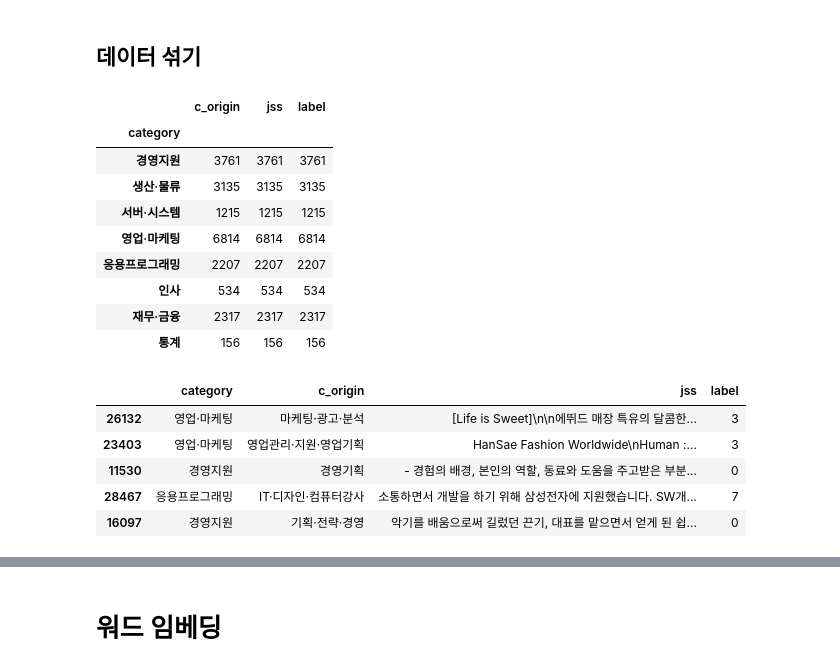
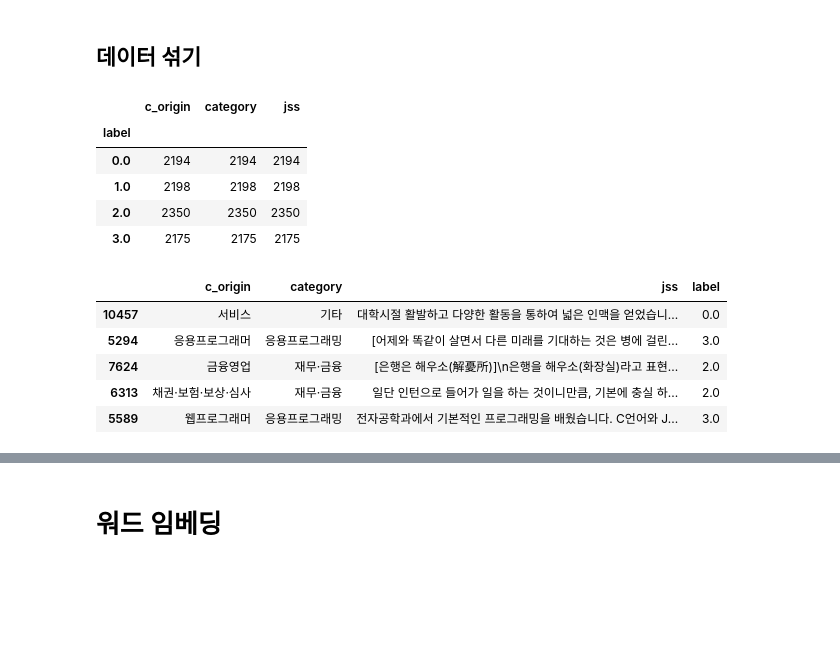
Before and after one commit to park-do/LSTM-RAS, a Jupyter notebook: Jupyter/Bi_LSTM_train.ipynb, the cells around one changed output, grey strips where cells are left out. Saved outputs shown, nothing was run; the diff lists cells and outputs as text; code cells hidden in the pictures; blank space fills up the shorter version.

```diff
--- a/Jupyter/Bi_LSTM_train.ipynb
+++ b/Jupyter/Bi_LSTM_train.ipynb
@@ -18,7 +18,7 @@ mecab = Mecab()
 okt = Okt()
 W2V = Word2Vec()
 # %%
-df = pd.read_csv('../data/자소서_잡코추가2.csv',index_col=0, engine='python', encoding='utf8')
+df = pd.read_csv('../data/자소서_균등.csv',index_col=0, engine='python', encoding='utf8')
 # %% [markdown]
 ## 데이터 섞기
 # %%
@@ -31,27 +31,23 @@ df = sampled_df
 # %%
 dataset = int(len(df) * 0.7)
 # %%
-df.iloc[:dataset].groupby('category').agg('count')
+df.iloc[:dataset].groupby('label').agg('count')
 # %% [output]
-|  | c_origin | jss | label |
-| category |  |  |  |
-| 경영지원 | 3761 | 3761 | 3761 |
-| 생산·물류 | 3135 | 3135 | 3135 |
-| 서버·시스템 | 1215 | 1215 | 1215 |
-| 영업·마케팅 | 6814 | 6814 | 6814 |
-| 응용프로그래밍 | 2207 | 2207 | 2207 |
-| 인사 | 534 | 534 | 534 |
-| 재무·금융 | 2317 | 2317 | 2317 |
-| 통계 | 156 | 156 | 156 |
+|  | c_origin | category | jss |
+| label |  |  |  |
+| 0.0 | 2194 | 2194 | 2194 |
+| 1.0 | 2198 | 2198 | 2198 |
+| 2.0 | 2350 | 2350 | 2350 |
+| 3.0 | 2175 | 2175 | 2175 |
 # %%
 df.head()
 # %% [output]
-|  | category | c_origin | jss | label |
-| 26132 | 영업·마케팅 | 마케팅·광고·분석 | [Life is Sweet]\n\n에뛰드 매장 특유의 달콤한... | 3 |
-| 23403 | 영업·마케팅 | 영업관리·지원·영업기획 | HanSae Fashion Worldwide\nHuman :... | 3 |
-| 11530 | 경영지원 | 경영기획 | - 경험의 배경, 본인의 역할, 동료와 도움을 주고받은 부분... | 0 |
-| 28467 | 응용프로그래밍 | IT·디자인·컴퓨터강사 | 소통하면서 개발을 하기 위해 삼성전자에 지원했습니다. SW개... | 7 |
-| 16097 | 경영지원 | 기획·전략·경영 | 악기를 배움으로써 길렀던 끈기, 대표를 맡으면서 얻게 된 쉽... | 0 |
+|  | c_origin | category | jss | label |
+| 10457 | 서비스 | 기타 | 대학시절 활발하고 다양한 활동을 통하여 넓은 인맥을 얻었습니... | 0.0 |
+| 5294 | 응용프로그래머 | 응용프로그래밍 | [어제와 똑같이 살면서 다른 미래를 기대하는 것은 병에 걸린... | 3.0 |
+| 7624 | 금융영업 | 재무·금융 | [은행은 해우소(解憂所)]\n은행을 해우소(화장실)라고 표현... | 2.0 |
+| 6313 | 채권·보험·보상·심사 | 재무·금융 | 일단 인턴으로 들어가 일을 하는 것이니만큼, 기본에 충실 하... | 2.0 |
+| 5589 | 웹프로그래머 | 응용프로그래밍 | 전자공학과에서 기본적인 프로그래밍을 배웠습니다. C언어와 J... | 3.0 |
 # %%
 data = []
 for txt in tqdm_notebook(df.jss):
```
Also changed, not shown: parts of 10 cells of this notebook, 10 other files.
